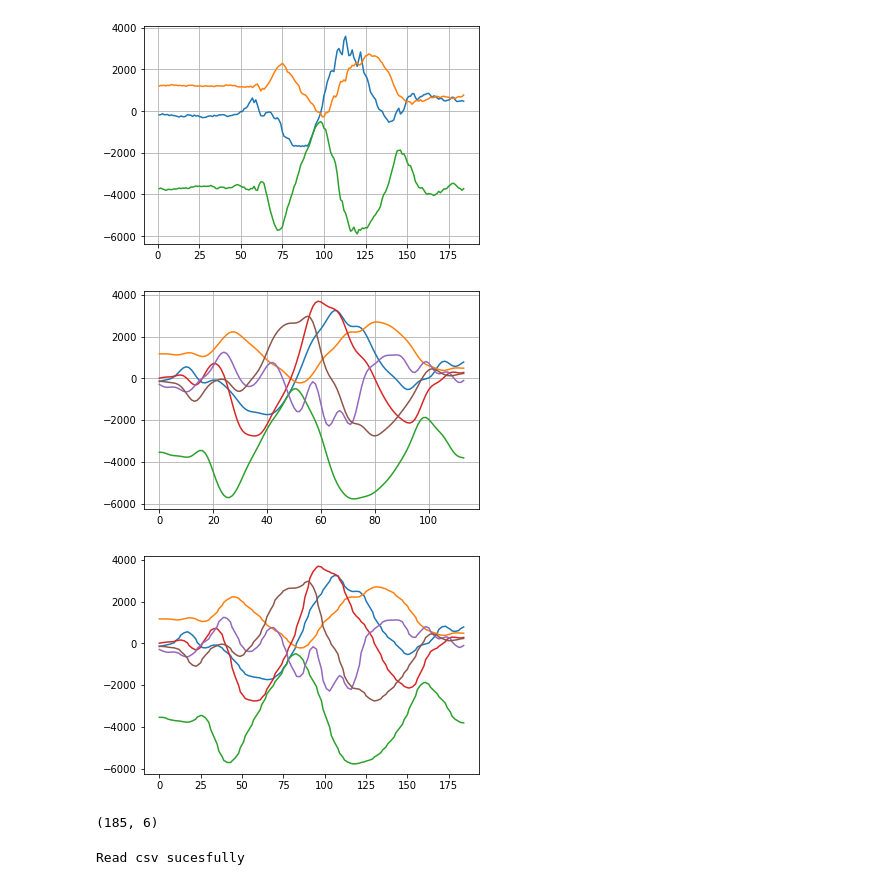
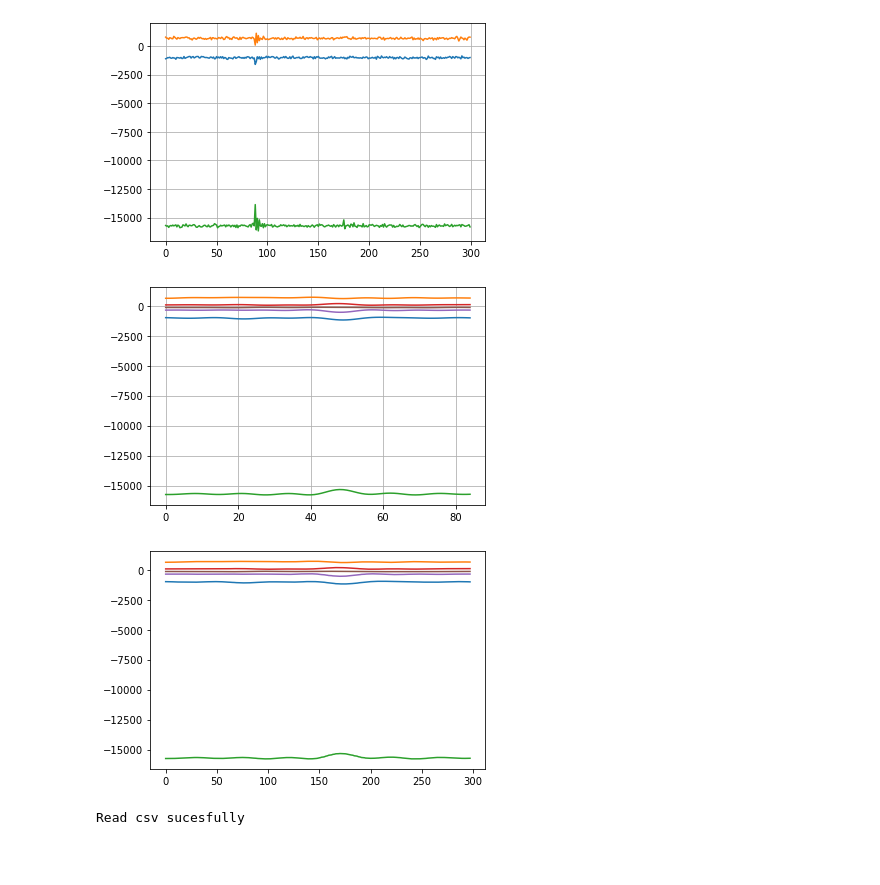
Before and after one commit to Dfriveraa/PI-GetData, a Jupyter notebook: Muestras/Remuestreo.ipynb, the cells around one changed output. Saved outputs shown, nothing was run; the diff lists cells and outputs as text; code cells hidden in the pictures; blank space fills up the shorter version.

Commit message:
muestras5s

```diff
--- a/Muestras/Remuestreo.ipynb
+++ b/Muestras/Remuestreo.ipynb
@@ -1,8 +1,7 @@
 # %%
-import numpy as np
-from numpy import nan as Nan
 import pandas as pd
-import matplotlib.pyplot as plt
-df1=pd.read_csv('Muestras-Daniel/Encender.csv')
+# import matplotlib.pyplot as plt
+from Muestras.functions import *
+df1=pd.read_csv('Gesto.csv')
 columns=['Acx','Acy','Acz','Gx','Gy','Gz']
-nans=pd.Series([Nan,Nan,Nan,Nan,Nan,Nan])
+muestra=0
@@ -50,0 +8,3 @@ def save(data, name: str):
+# %%
+gesto1=get_sample(0,df1)
+print(gesto1.shape)
@@ -54,20 +34,17 @@ a=gesto1[columns].to_numpy()
 plt.grid(True)
 plt.show()
 # %% [output]
-[figure, old version]
+[figure, new version]
 # %%
-lim_inf=46
-lim_sup=160
+lim_inf=40
+lim_sup=125
 x=fourier(a,25)
 plt.plot(x[lim_inf:lim_sup,:])
 plt.grid(True)
 plt.show()
 final=resampler(x,lim_inf,lim_sup)
+print(final.shape)
 # %% [output]
-[figure, old version]
+[figure, new version]
-[figure, old version]
+[figure, new version]
-# %%
-print(final.shape)
-# %% [output]
-(185, 6)
 # %%
```
Also changed, not shown: parts of 4 cells of this notebook, 23 other files.
